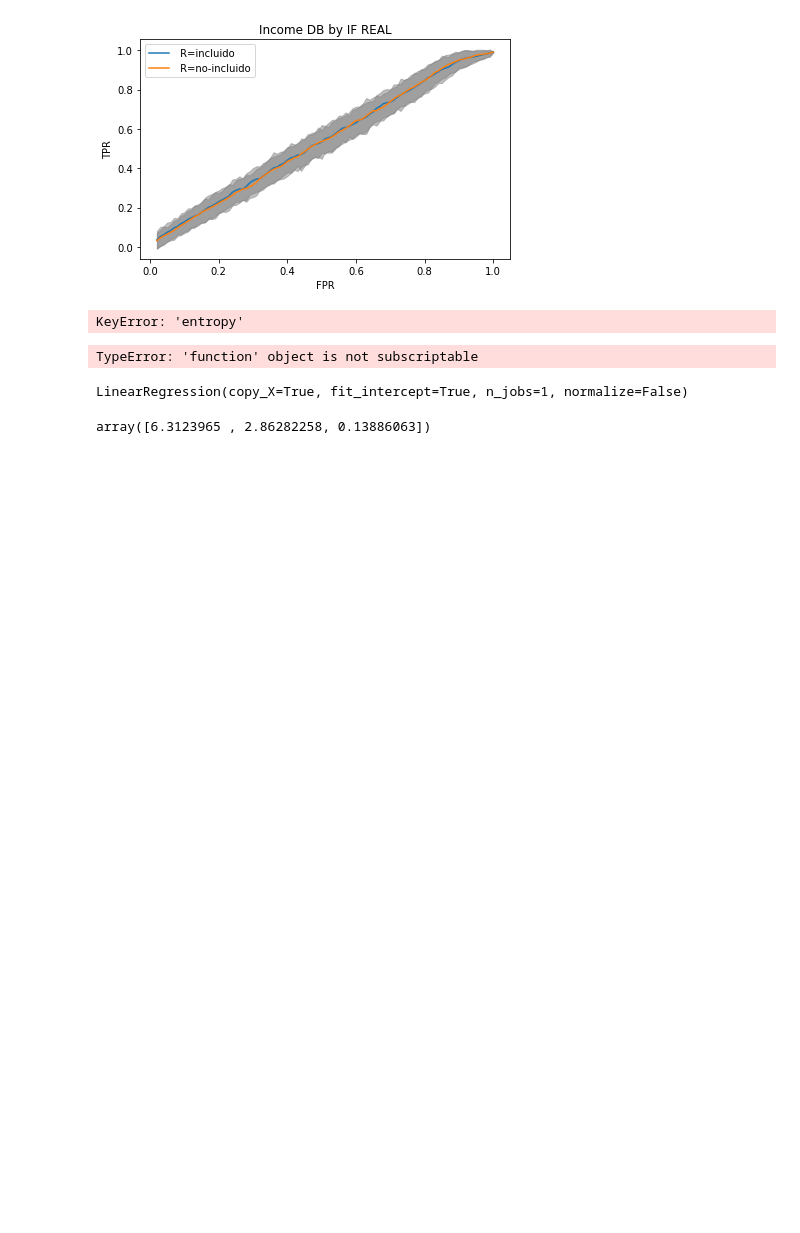
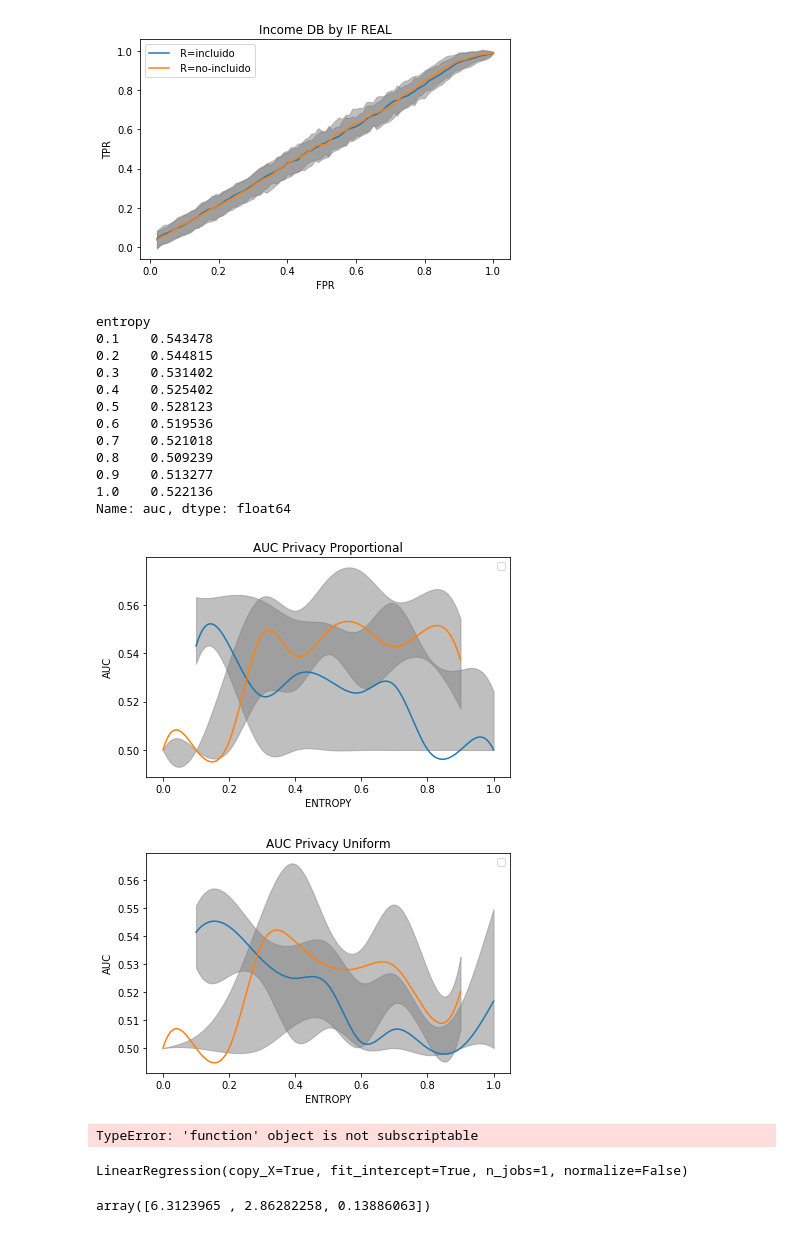
Before and after one commit to jwzinser/Tesis, a Jupyter notebook: parallel/fffff.ipynb, the cells around one changed output. Saved outputs shown, nothing was run; the diff lists cells and outputs as text; code cells hidden in the pictures; blank space fills up the shorter version.

Commit message:
working entropy

```diff
--- a/parallel/fffff.ipynb
+++ b/parallel/fffff.ipynb
@@ -73,26 +73,39 @@ data = pd.read_csv(dataset_path)
 # %%
 ds_name="income_pca"
 
 #supervised_results = pd.concat([pn.read_csv("model_scores_roc_census06_mbe.csv"), pd.read_csv("model_scores_roc_census611_mbe.csv")])
-supervised_results = pd.read_csv("model_scores_roc_"+ds_name+"20190408.csv")
+supervised_results = pd.read_csv("model_scores_roc_"+ds_name+"20190409.csv")
 rocs_by_case(supervised_results, {},{"real":["t","f"]}, savefig=True, title="by IF REAL", save_name=ds_name+"_roc_privacy_grouped_tmf",language="spanish")
 #rocs_by_case(supervised_results, {"real":"m"},{"privacy":[1,2,3,4,5,7,9]}, savefig=True, title="by IF REAL", save_name=ds_name+"_roc_privacy_grouped_tmf",language="spanish")
 
-print(supervised_results[supervised_results.real=="m"].groupby("entropy")["auc"].agg(lambda x:np.average(x)))
+print(supervised_results[supervised_results.real=="t"].groupby("entropy")["auc"].agg(lambda x:np.average(x)))
 
 
 intersect = plot_intervals_smooth_info(supervised_results, "entropy","auc", {"uniform":[0], "uniform2":[0]},
                {"real":["t", "f"]}, savefig=True,
                title="AUC Privacy Proportional", save_name=ds_name+"_auc_real_proportional")
 intersection_pnt = [intersect[0][0][i]  for i in range(len(intersect[0][0])) if (abs(intersect[0][1][i]-intersect[1][1][i]) < .005)]
 
-intersect = plot_intervals_smooth_info(supervised_results, "privacy","auc", {"uniform":[1], "uniform2":[1]},
+intersect = plot_intervals_smooth_info(supervised_results, "entropy","auc", {"uniform":[1], "uniform2":[1]},
                {"real":["t", "f"]}, savefig=True,
                title="AUC Privacy Uniform", save_name=ds_name+"_auc_real_uniform")
 intersection_pnt = [intersect[0][0][i]  for i in range(len(intersect[0][0])) if (abs(intersect[0][1][i]-intersect[1][1][i]) < .005)]
 # %% [output]
-[figure, old version]
+[figure, new version]
-KeyError: 'entropy'
+entropy
+0.1    0.543478
+0.2    0.544815
+0.3    0.531402
+0.4    0.525402
+0.5    0.528123
+0.6    0.519536
+0.7    0.521018
+0.8    0.509239
+0.9    0.513277
+1.0    0.522136
+Name: auc, dtype: float64
+[figure, added]
+[figure, added]
 # %%
 from scipy.interpolate import BSpline
 
```
Also changed, not shown: parts of 3 cells of this notebook, 1 other file.
